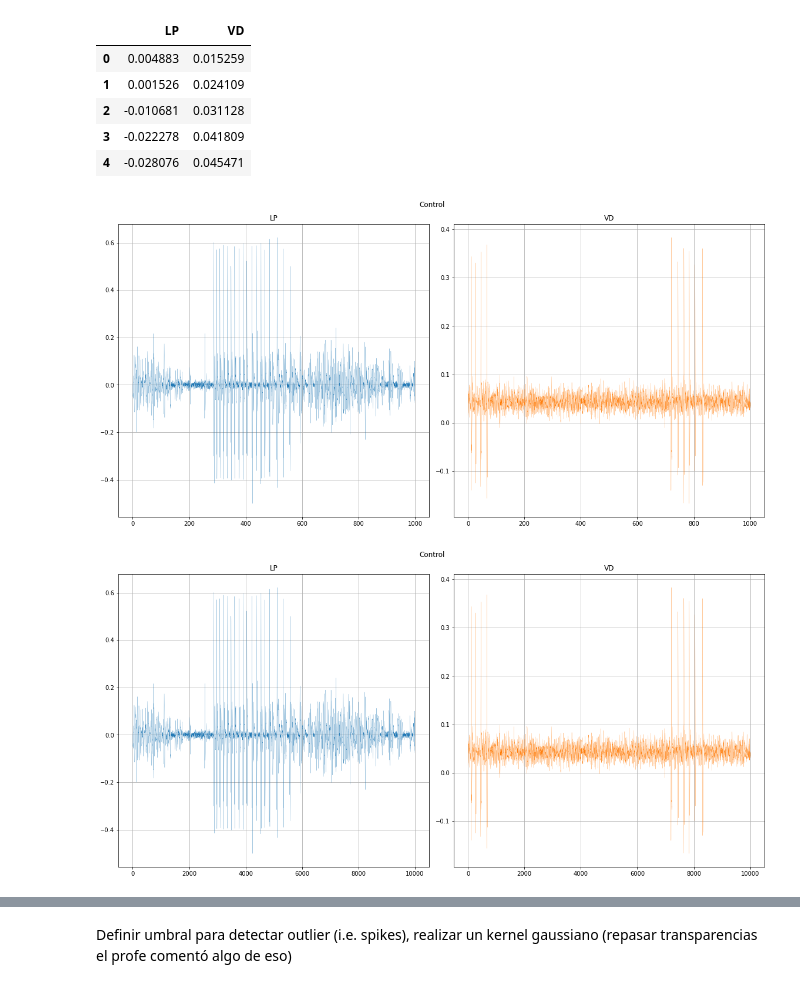
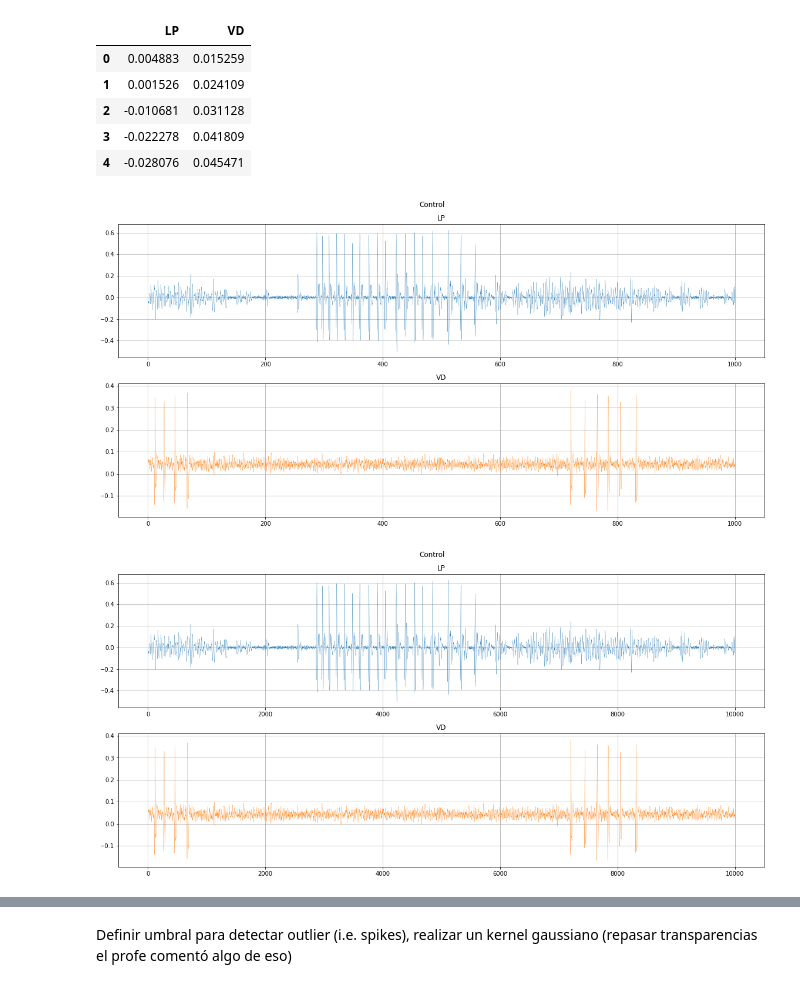
Before and after one commit to glorelvalle/mucd-mg, a Jupyter notebook: ti/analisis_datos.ipynb, the cells around one changed output, grey strips where cells are left out. Cells and saved outputs as stored; diff of their text form; code cells hidden in the pictures.

```diff
--- a/ti/analisis_datos.ipynb
+++ b/ti/analisis_datos.ipynb
@@ -42,35 +42,35 @@ Number of samples per channel =  19847700
 n = 10000
 dt = 0.1
 t = np.arange(0, n*dt, dt)
-fig, (ax1, ax2) = plt.subplots(1, 2)
+fig, (ax1, ax2) = plt.subplots(2, 1)
 fig.set_size_inches(16, 8)
 fig.suptitle('Control')
 
 ax1.grid(True)
-ax1.plot(t,trozoC['LP'].iloc[:n],lw=0.2)
+ax1.plot(t,trozoC['LP'].iloc[:n],lw=0.3)
 ax1.set_title("LP")
 
-ax2.plot(t,trozoC['VD'].iloc[:n],'tab:orange',lw=0.2)
+ax2.plot(t,trozoC['VD'].iloc[:n],'tab:orange',lw=0.3)
 ax2.set_title("VD")
 ax2.grid(True)
 
 fig.tight_layout()
 # %% [output]
-[figure, old version]
+[figure, new version]
 # %%
 
-fig, (ax1, ax2) = plt.subplots(1, 2)
+fig, (ax1, ax2) = plt.subplots(2, 1)
 fig.set_size_inches(16, 8)
 fig.suptitle('Control')
 
-ax1.plot(trozoC['LP'].iloc[:n],lw=0.2)
+ax1.plot(trozoC['LP'].iloc[:n],lw=0.3)
 ax1.set_title("LP")
 ax1.grid(True)
 
-ax2.plot(trozoC['VD'].iloc[:n],'tab:orange',lw=0.2)
+ax2.plot(trozoC['VD'].iloc[:n],'tab:orange',lw=0.3)
 ax2.set_title("VD")
 ax2.grid(True)
 
 fig.tight_layout()
 # %% [output]
-[figure, old version]
+[figure, new version]
```
Also changed, not shown: parts of 10 cells of this notebook.
